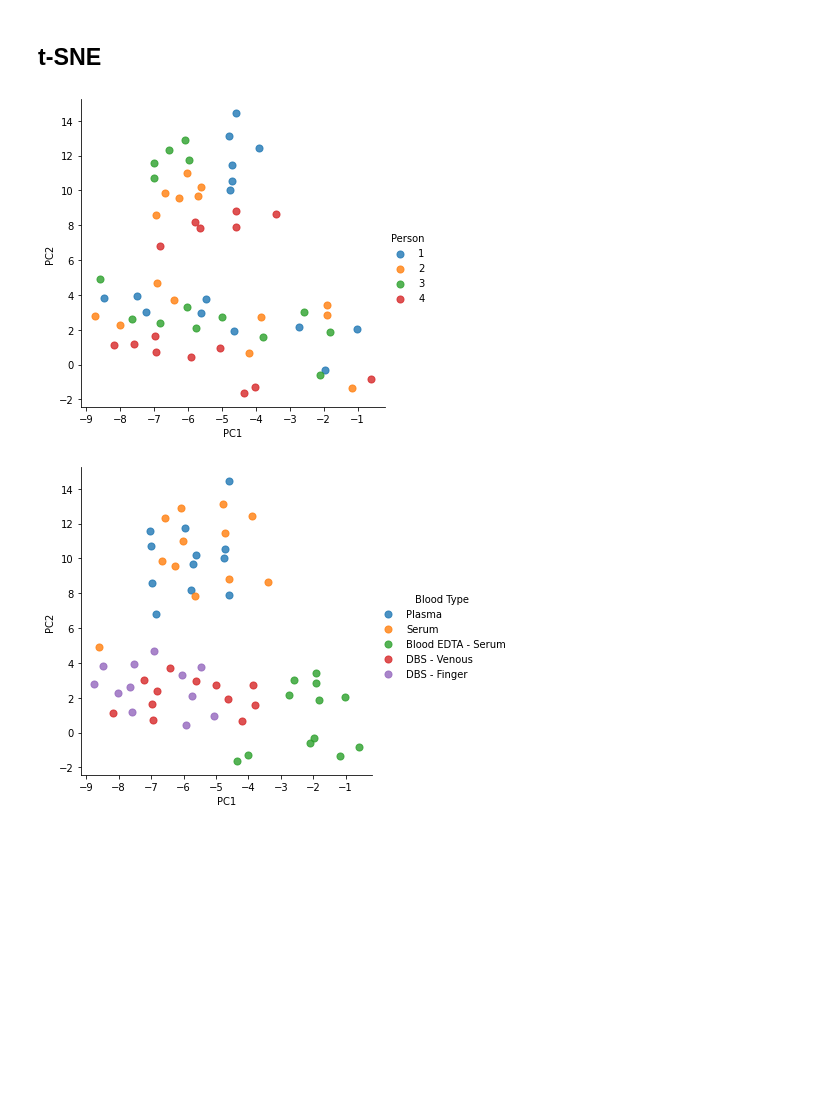
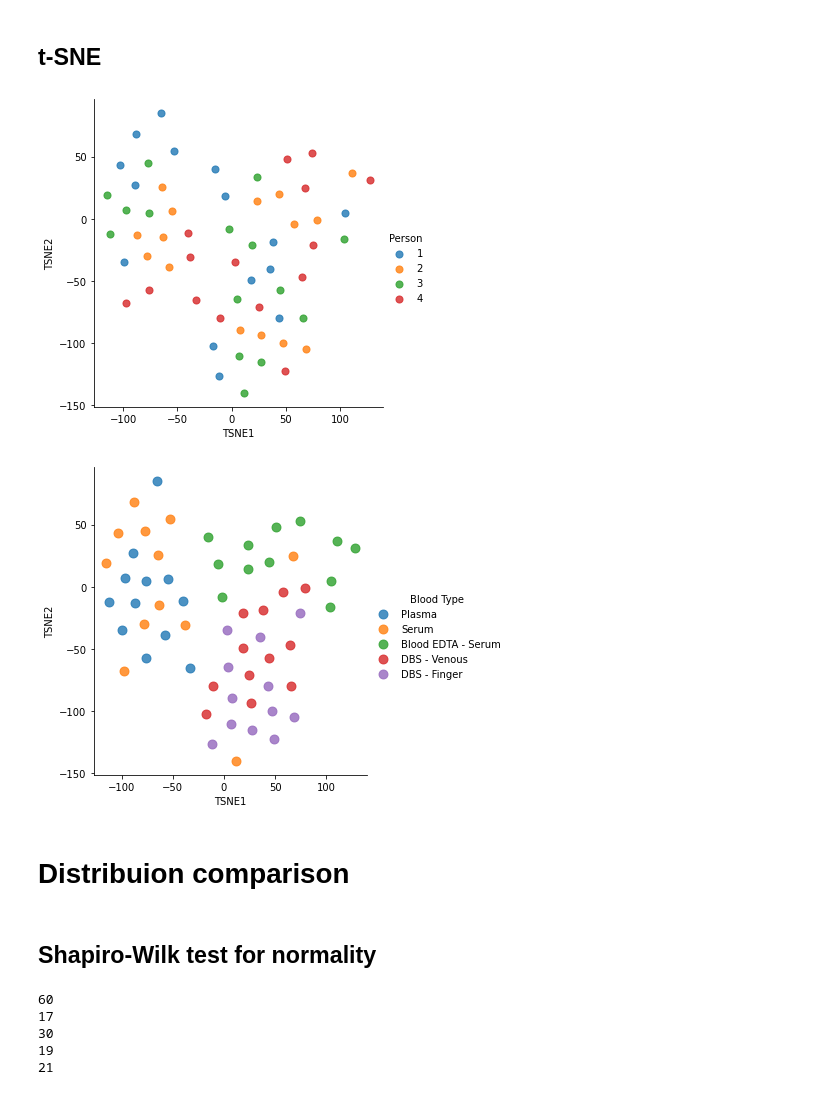
Before and after one commit to thauptmann/lipid_study, a Jupyter notebook: notebooks/data_analysis.ipynb, the cells around one changed output. Cells and saved outputs as stored; diff of their text form; code cells hidden in the pictures; blank space fills up the shorter version.

Commit message:
Add distribution test

```diff
--- a/notebooks/data_analysis.ipynb
+++ b/notebooks/data_analysis.ipynb
@@ -39,10 +50,12 @@ sns.pairplot(lipid_data_df, x_vars=["Person", 'Blood Type'])
 # %%
-pca = PCA(n_components=2)
+pca = PCA(n_components=4)
 lipid_data_df_without_na = lipid_data_df.dropna(axis='columns')
-lipid_data_df_without_na = (lipid_data_df_without_na-
-                            lipid_data_df_without_na.mean())/lipid_data_df_without_na.std()
-projected_lipid_data = pca.fit_transform(lipid_data_df_without_na.drop(
-    columns=['Person', 'Blood Type', 'Date']))
+lipid_data_df_without_na_normalized = (lipid_data_df_without_na.drop(
+    columns=['Person', 'Blood Type', 'Date'])-
+                            lipid_data_df_without_na.drop(
+    columns=['Person', 'Blood Type', 'Date']).mean())/lipid_data_df_without_na.drop(
+    columns=['Person', 'Blood Type', 'Date']).std()
+projected_lipid_data = pca.fit_transform(lipid_data_df_without_na_normalized)
 # %%
 pca.explained_variance_ratio_
 # %% [output]
@@ -75,34 +88,31 @@ lmplot_type.savefig('type_pca.pdf')
 # %% [markdown]
 ## t-SNE
 # %%
-tsne = TSNE(n_components=2, init='pca')
-lipid_data_df_without_na = lipid_data_df.dropna(axis='columns')
-lipid_data_df_without_na = (lipid_data_df_without_na-
-                            lipid_data_df_without_na.mean())/lipid_data_df_without_na.std()
+tsne = TSNE(n_components=2, init='pca', learning_rate='auto')
 projected_lipid_data = tsne.fit_transform(lipid_data_df_without_na.drop(
     columns=['Person', 'Blood Type', 'Date']))
 # %%
 pc_df = pd.DataFrame(data = projected_lipid_data ,
-        columns = ['PC1', 'PC2'])
+        columns = ['TSNE1', 'TSNE2'])
 pc_df['Blood Type'] = lipid_data_df['Blood Type']
 pc_df['Person'] = lipid_data_df['Person']
 
-lmplot_persons = sns.lmplot( x="PC1", y="PC2",
+lmplot_persons = sns.lmplot( x="TSNE1", y="TSNE2",
   data=pc_df,
   fit_reg=False,
   hue='Person', # color by cluster
   legend=True,
   scatter_kws={"s": 50}) # specify the point size
 lmplot_persons.savefig('persons_tsne.pdf')
 # %% [output]
-[figure, old version]
+[figure, new version]
 # %%
-lmplot_type = sns.lmplot( x="PC1", y="PC2",
+lmplot_type = sns.lmplot( x="TSNE1", y="TSNE2",
   data=pc_df,
   fit_reg=False,
   hue='Blood Type', # color by cluster
   legend=True,
-  scatter_kws={"s": 50}) # specify the point size
+  scatter_kws={"s": 80}) # specify the point size
 lmplot_type.savefig('type_tsne.pdf')
 # %% [output]
-[figure, old version]
+[figure, new version]
@@ -108,0 +135,20 @@ lmplot_type.savefig('type_tsne.pdf')
+# %% [markdown]
+# Distribuion comparison
+# %% [markdown]
+## Shapiro-Wilk test for normality
+# %%
+from scipy.stats import shapiro
+for key, value in method_dict.items():
+    counter = 0
+    column = []
+    for k in value.keys():
+        _, pvalue = shapiro(value[k])
+        if pvalue <= 0.01:
+            counter += 1
+    print(counter)
+# %% [output]
+60
+17
+30
+19
+21
```
Also changed, not shown: parts of 22 cells of this notebook.
